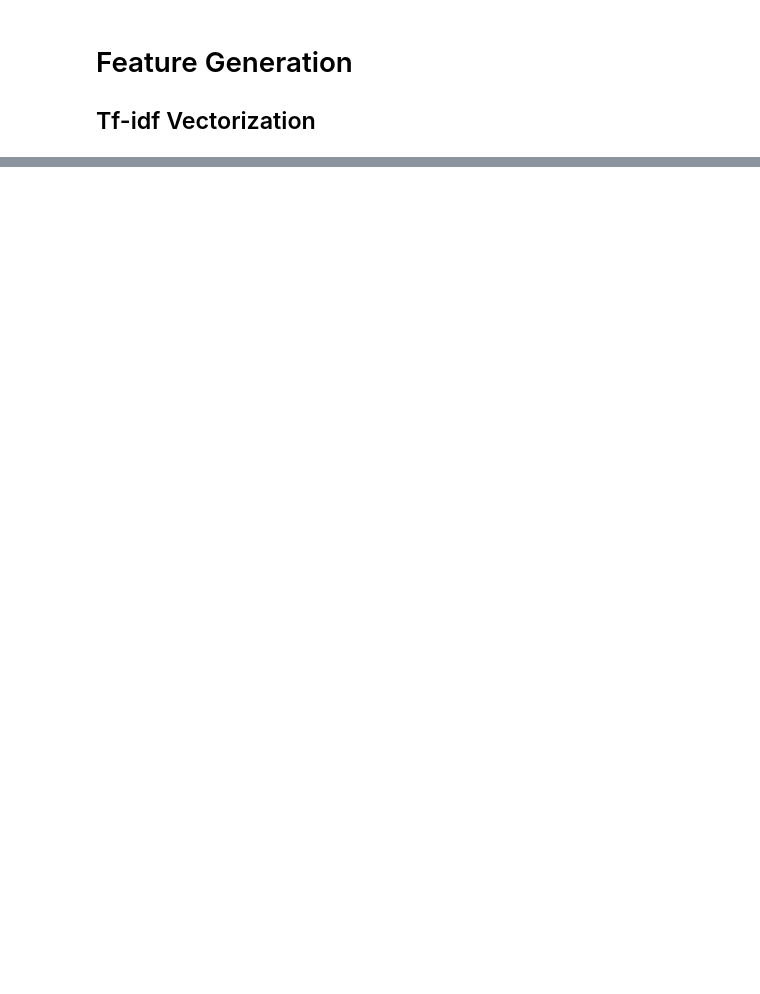
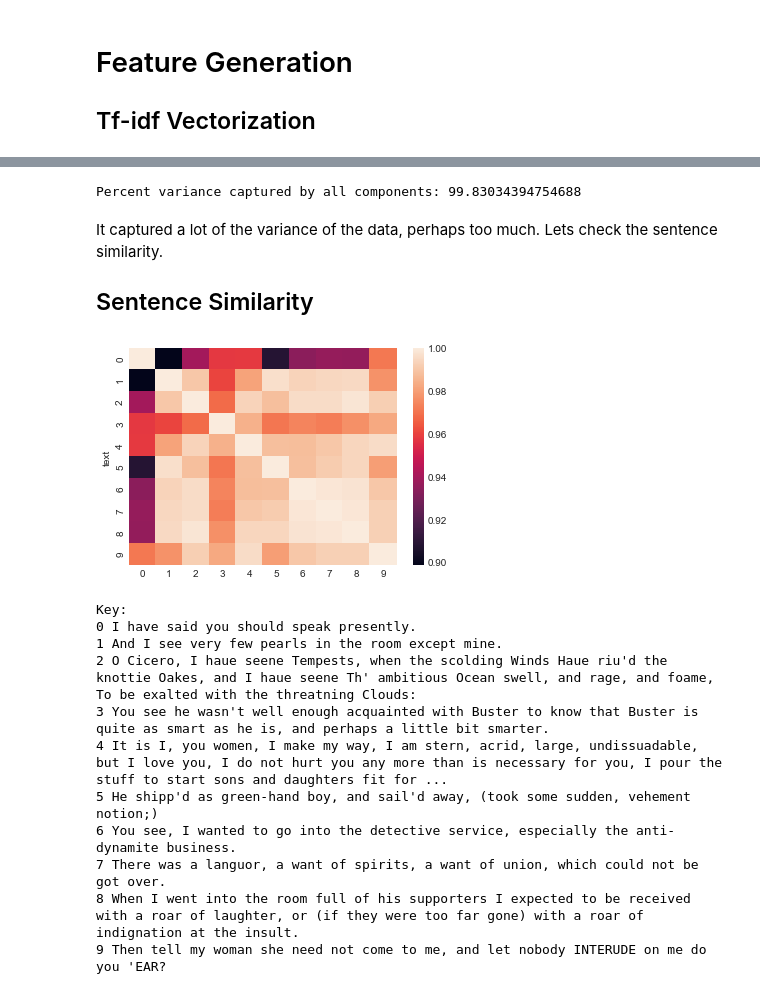
Before and after one commit to lamkg/-Thinkful-Unsupervised-Learning-Capstone, a Jupyter notebook: Unsupervised Learning Capstone.ipynb, the cells around one changed output, grey strips where cells are left out. Cells and saved outputs as stored; diff of their text form; code cells hidden in the pictures; blank space fills up the shorter version.

```diff
--- a/Unsupervised Learning Capstone.ipynb
+++ b/Unsupervised Learning Capstone.ipynb
@@ -152,0 +236,3 @@ X_train, X_test, y_train, y_test = train_test_split(X, y, test_size=0.25)
+# %%
+# In order to label each of these new features, I need to re index the y_train data
+y_train_new = y_train.reset_index(drop=True)
@@ -152,0 +445,48 @@ X_train, X_test, y_train, y_test = train_test_split(X, y, test_size=0.25)
+# %%
+from sklearn.decomposition import TruncatedSVD
+from sklearn.pipeline import make_pipeline
+from sklearn.preprocessing import Normalizer
+
+#Our SVD data reducer.  We are going to reduce the feature space from 27911 to 10.
+svd= TruncatedSVD(10)
+
+# Train the data for features since there's non tf-idf data in the features section.
+lsa = make_pipeline(svd, Normalizer(copy=False))
+# Run SVD on the training data, then project the training data.
+X_train_lsa = lsa.fit_transform(features)
+
+variance_explained=svd.explained_variance_ratio_
+total_variance = variance_explained.sum()
+print("Percent variance captured by all components:",total_variance*100)
+# %% [output]
+Percent variance captured by all components: 99.83034394754688
+# %% [markdown]
+It captured a lot of the variance of the data, perhaps too much. Lets check the sentence similarity.
+
+## Sentence Similarity
+# %%
+# Compute document similarity using LSA components
+similarity = np.asarray(np.asmatrix(X_train_lsa) * np.asmatrix(X_train_lsa).T)
+#Only taking the first 10 sentences
+sim_matrix=pd.DataFrame(similarity,index=X_train).iloc[0:10,0:10]
+#Making a plot
+ax = sns.heatmap(sim_matrix,yticklabels=range(10))
+plt.show()
+
+#Generating a key for the plot.
+print('Key:')
+for i in range(10):
+    print(i,sim_matrix.index[i])
+# %% [output]
+[figure, added]
+Key:
+0 I have said you should speak presently.
+1 And I see very few pearls in the room except mine.
+2 O Cicero, I haue seene Tempests, when the scolding Winds Haue riu'd the knottie Oakes, and I haue seene Th' ambitious Ocean swell, and rage, and foame, To be exalted with the threatning Clouds:
+3 You see he wasn't well enough acquainted with Buster to know that Buster is quite as smart as he is, and perhaps a little bit smarter.
+4 It is I, you women, I make my way, I am stern, acrid, large, undissuadable, but I love you, I do not hurt you any more than is necessary for you, I pour the stuff to start sons and daughters fit for ...
+5 He shipp'd as green-hand boy, and sail'd away, (took some sudden, vehement notion;)
+6 You see, I wanted to go into the detective service, especially the anti-dynamite business.
+7 There was a languor, a want of spirits, a want of union, which could not be got over.
+8 When I went into the room full of his supporters I expected to be received with a roar of laughter, or (if they were too far gone) with a roar of indignation at the insult.
+9 Then tell my woman she need not come to me, and let nobody INTERUDE on me do you 'EAR?
```
Also changed, not shown: parts of 30 cells of this notebook.
